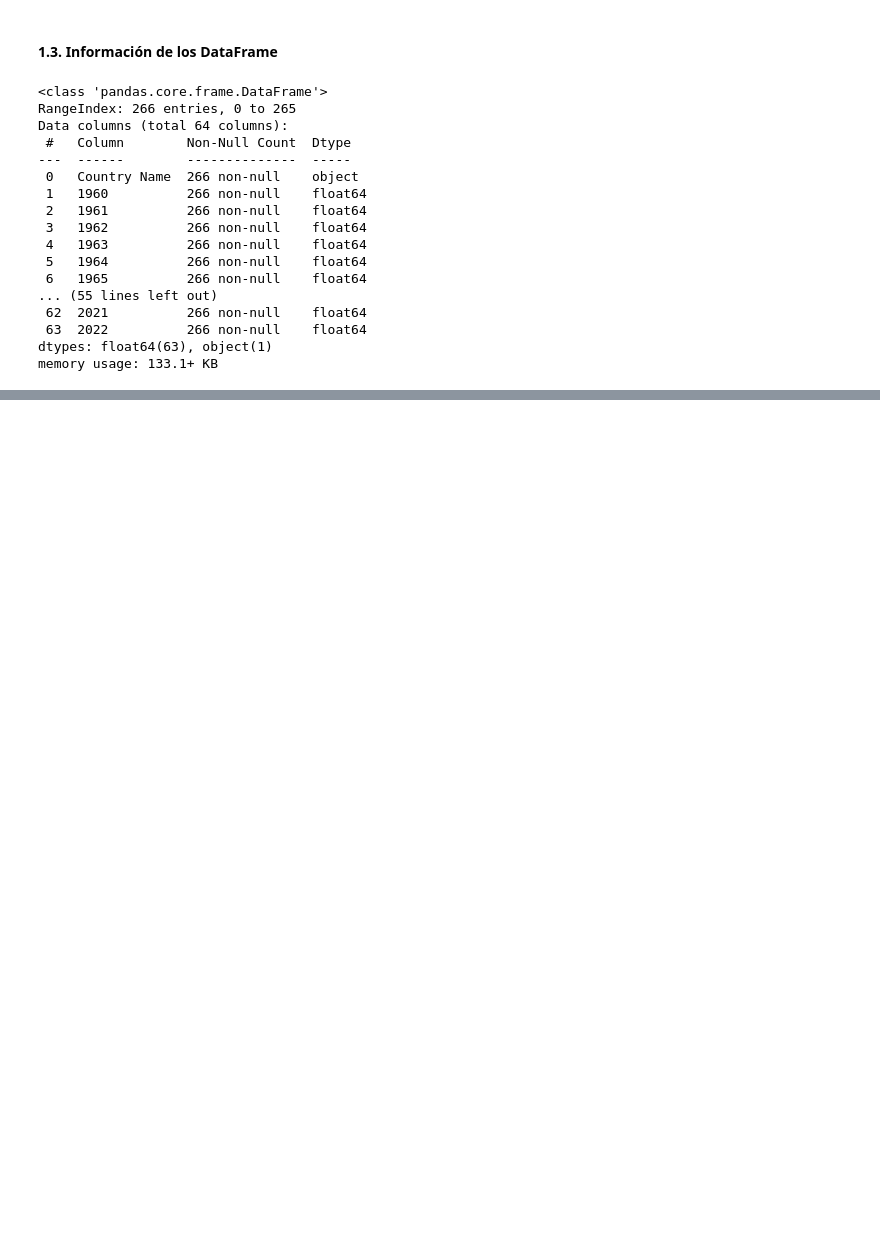
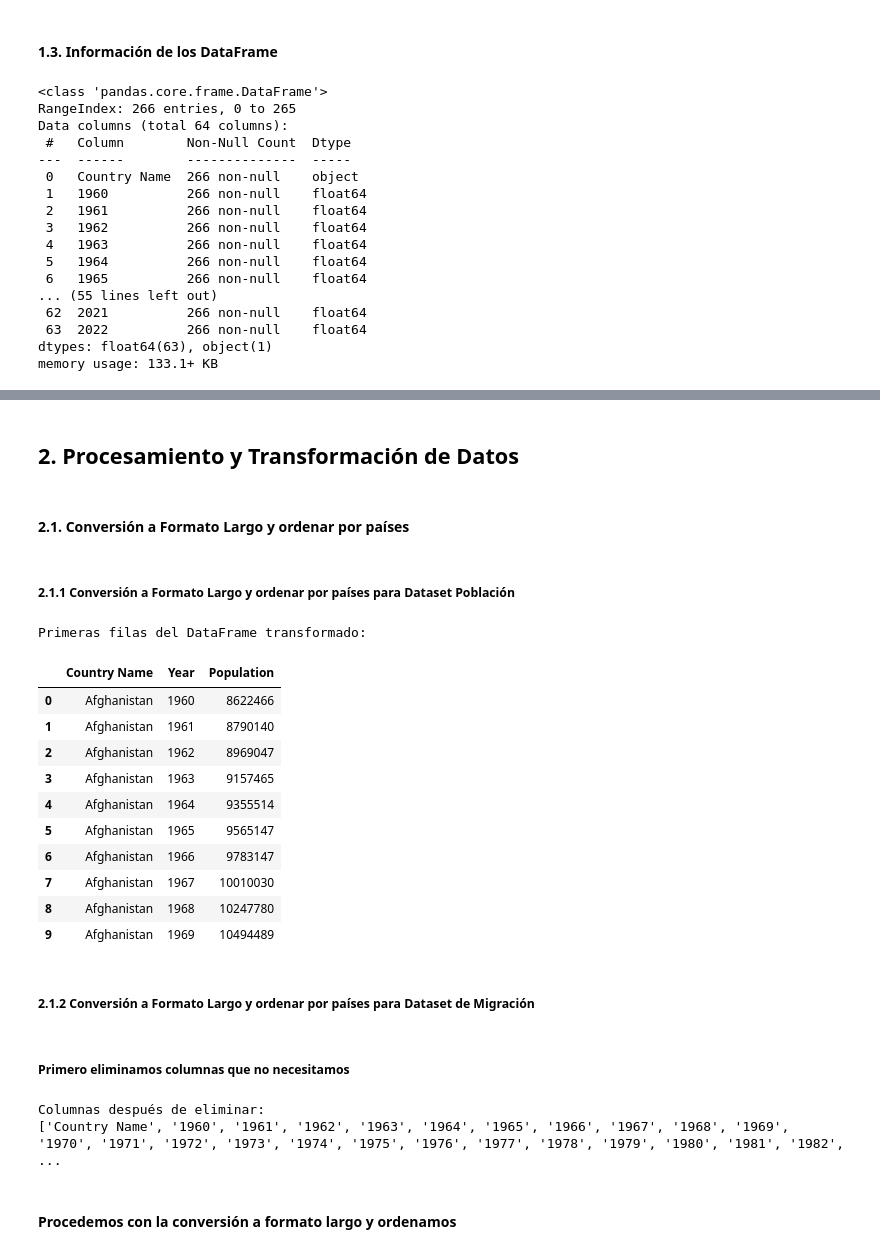
Before and after one commit to Bootcamp-IA-P4/world-population-migration-eda, a Jupyter notebook: venezuela_migrate.ipynb, the cells around one changed output, grey strips where cells are left out. Saved outputs shown, nothing was run; the diff lists cells and outputs as text; code cells hidden in the pictures; blank space fills up the shorter version.

```diff
--- a/venezuela_migrate.ipynb
+++ b/venezuela_migrate.ipynb
@@ -62,0 +104,54 @@ memory usage: 133.1+ KB
+# %% [markdown]
+## 2. Procesamiento y Transformación de Datos
+# %% [markdown]
+#### 2.1. Conversión a Formato Largo y ordenar por países
+# %% [markdown]
+##### 2.1.1 Conversión a Formato Largo y ordenar por países para Dataset Población
+# %%
+df_long = pd.melt(
+  df,
+  id_vars=['Country Name'],
+  var_name='Year',
+  value_name='Population'
+)
+
+# Ordenar el dataframe primero por país y luego por año
+df_long = df_long.sort_values(by=['Country Name', 'Year'])
+
+# Resetear los índices para que sean consecutivos
+df_long = df_long.reset_index(drop=True)
+
+# Mostrar las primeras filas para verificar la transformación inicial
+print("Primeras filas del DataFrame transformado:")
+df_long.head(10)
+# %% [output]
+Primeras filas del DataFrame transformado:
+|  | Country Name | Year | Population |
+| 0 | Afghanistan | 1960 | 8622466 |
+| 1 | Afghanistan | 1961 | 8790140 |
+| 2 | Afghanistan | 1962 | 8969047 |
+| 3 | Afghanistan | 1963 | 9157465 |
+| 4 | Afghanistan | 1964 | 9355514 |
+| 5 | Afghanistan | 1965 | 9565147 |
+| 6 | Afghanistan | 1966 | 9783147 |
+| 7 | Afghanistan | 1967 | 10010030 |
+| 8 | Afghanistan | 1968 | 10247780 |
+| 9 | Afghanistan | 1969 | 10494489 |
+# %% [markdown]
+##### 2.1.2 Conversión a Formato Largo y ordenar por países para Dataset de Migración
+# %% [markdown]
+#####  Primero eliminamos columnas que no necesitamos
+# %%
+columnas_a_eliminar = ['Country Code', 'Indicator Name', 'Indicator Code', 'Unnamed: 68']
+
+# Crear una copia del DataFrame sin esas columnas
+dfm_clean = dfm.drop(columns=columnas_a_eliminar)
+
+# Verificar las columnas restantes
+print("\nColumnas después de eliminar:")
+print(dfm_clean.columns.tolist())
+# %% [output]
+Columnas después de eliminar:
+['Country Name', '1960', '1961', '1962', '1963', '1964', '1965', '1966', '1967', '1968', '1969', '1970', '1971', '1972', '1973', '1974', '1975', '1976', '1977', '1978', '1979', '1980', '1981', '1982', ...
+# %% [markdown]
+#### Procedemos con la conversión a formato largo y ordenamos
```
Also changed, not shown: parts of 19 cells of this notebook, 2 other files.
